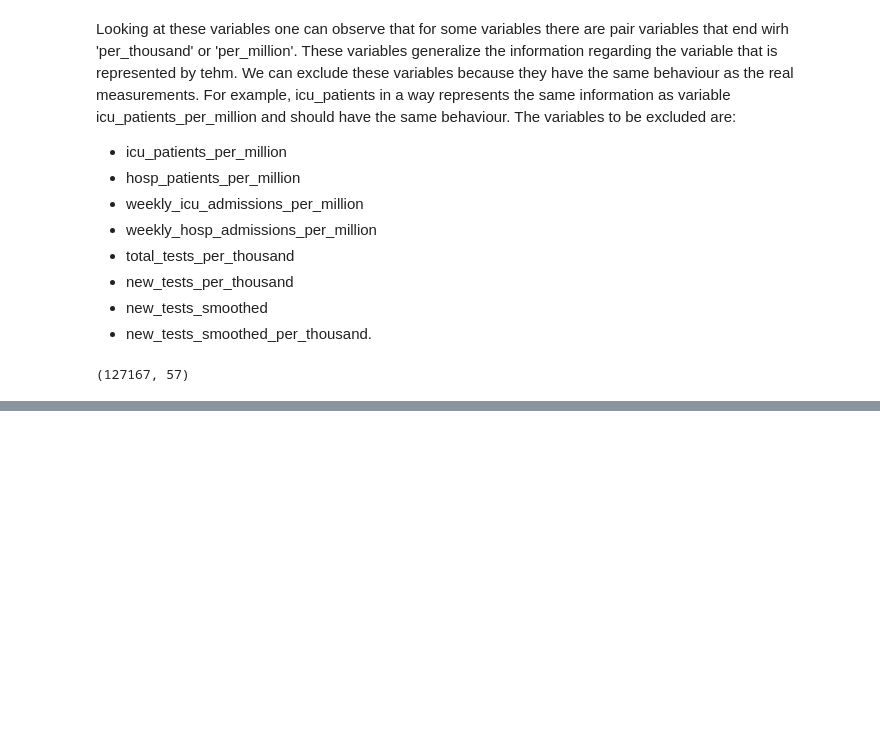
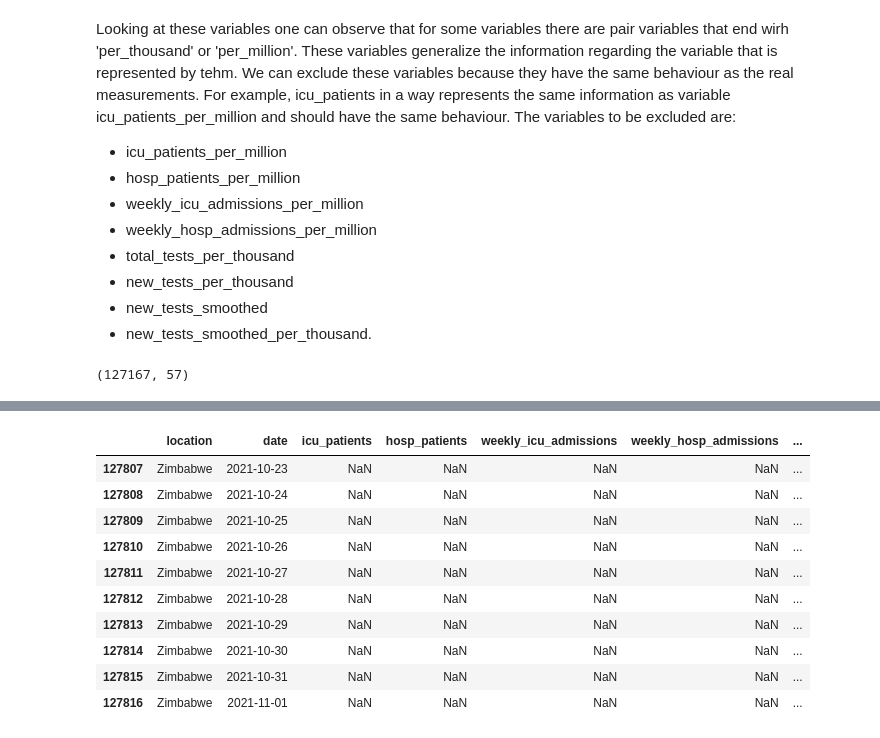
Before and after one commit to iondodon/covid19, a Jupyter notebook: ion.ipynb, the cells around one changed output, grey strips where cells are left out. Saved outputs shown, nothing was run; the diff lists cells and outputs as text; code cells hidden in the pictures; blank space fills up the shorter version.

```diff
--- a/ion.ipynb
+++ b/ion.ipynb
@@ -168,0 +188,14 @@ dataset.shape
+# %%
+dataset.tail(10)
+# %% [output]
+|  | location | date | icu_patients | hosp_patients | weekly_icu_admissions | weekly_hosp_admissions | ... |
+| 127807 | Zimbabwe | 2021-10-23 | NaN | NaN | NaN | NaN | ... |
+| 127808 | Zimbabwe | 2021-10-24 | NaN | NaN | NaN | NaN | ... |
+| 127809 | Zimbabwe | 2021-10-25 | NaN | NaN | NaN | NaN | ... |
+| 127810 | Zimbabwe | 2021-10-26 | NaN | NaN | NaN | NaN | ... |
+| 127811 | Zimbabwe | 2021-10-27 | NaN | NaN | NaN | NaN | ... |
+| 127812 | Zimbabwe | 2021-10-28 | NaN | NaN | NaN | NaN | ... |
+| 127813 | Zimbabwe | 2021-10-29 | NaN | NaN | NaN | NaN | ... |
+| 127814 | Zimbabwe | 2021-10-30 | NaN | NaN | NaN | NaN | ... |
+| 127815 | Zimbabwe | 2021-10-31 | NaN | NaN | NaN | NaN | ... |
+| 127816 | Zimbabwe | 2021-11-01 | NaN | NaN | NaN | NaN | ... |
```
Also changed, not shown: parts of 17 cells of this notebook.
